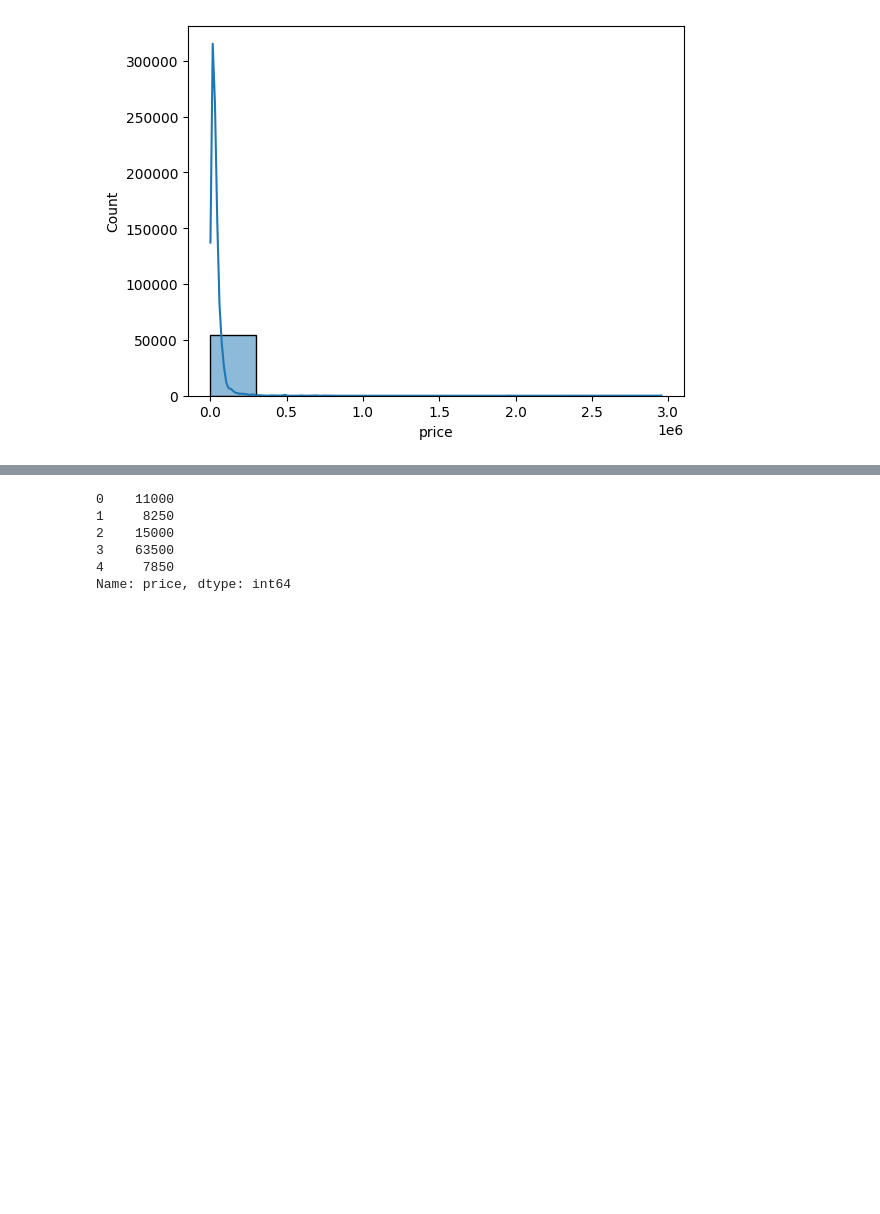
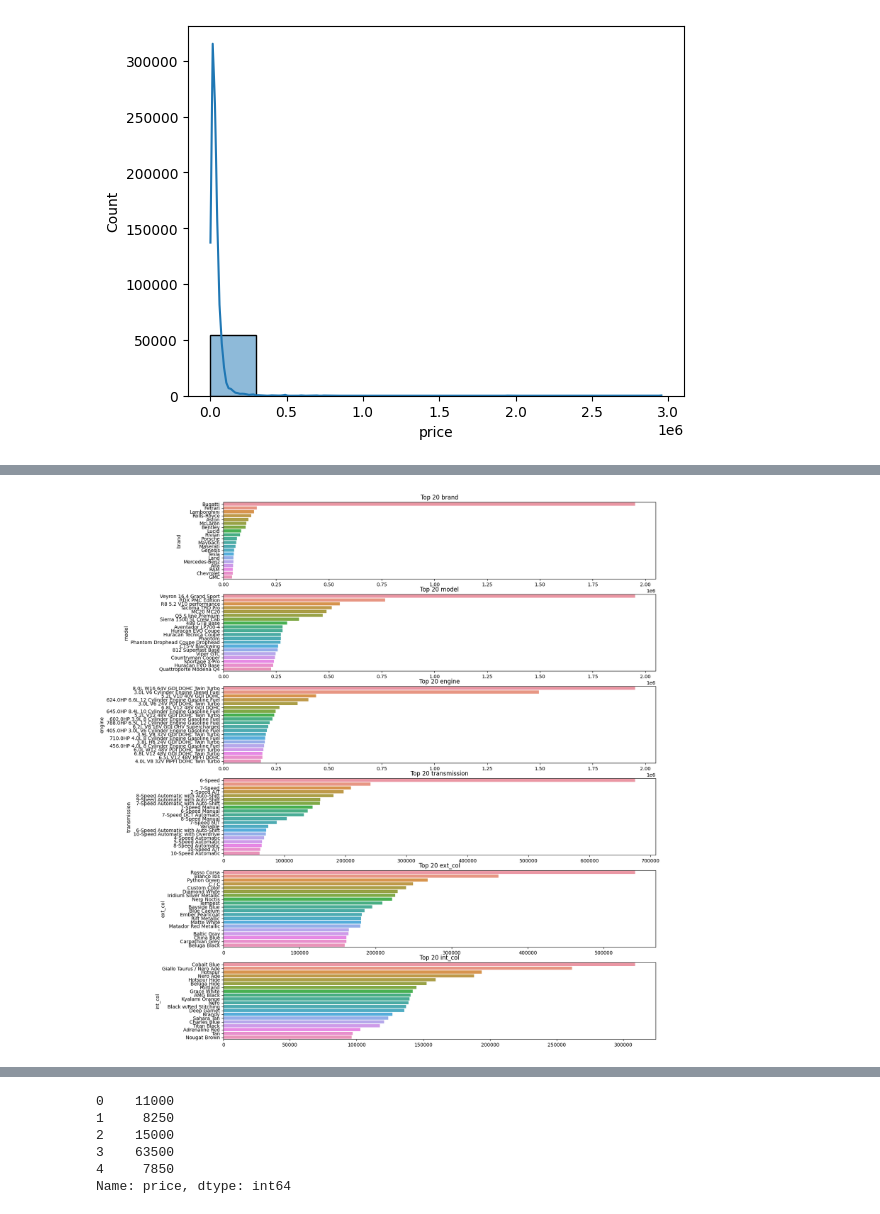
Before and after one commit to SiegfredLorelle/kagglex-car-price-prediction, a Jupyter notebook: kagglex-car-price.ipynb, the cells around one changed output, grey strips where cells are left out. Cells and saved outputs as stored; diff of their text form; code cells hidden in the pictures; blank space fills up the shorter version.

```diff
--- a/kagglex-car-price.ipynb
+++ b/kagglex-car-price.ipynb
@@ -206,0 +205,9 @@ for index, feature in enumerate(categorical_many_unique_features, start=1):
+# %%
+plt.figure(figsize=(16, 20))
+for index, feature in enumerate(categorical_many_unique_features, start=1):
+    feature_mean = df.groupby(feature)["price"].mean().sort_values(ascending=False).head(20)
+    plt.subplot(6, 1, index)
+    sns.barplot(x=feature_mean.values, y=feature_mean.index)
+    plt.title(f"Top 20 {feature}")
+# %% [output]
+[figure, added]
```
Also changed, not shown: parts of 11 cells of this notebook.
